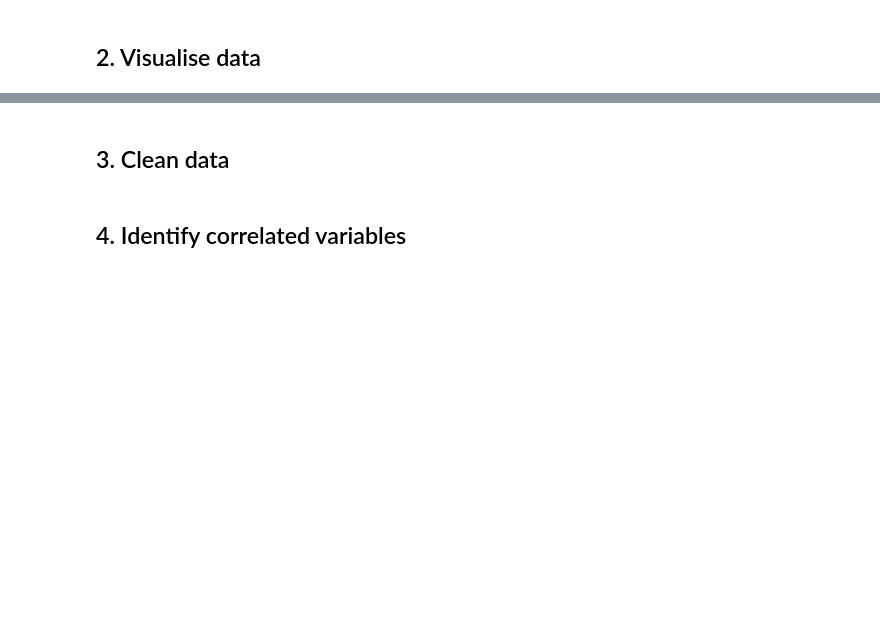
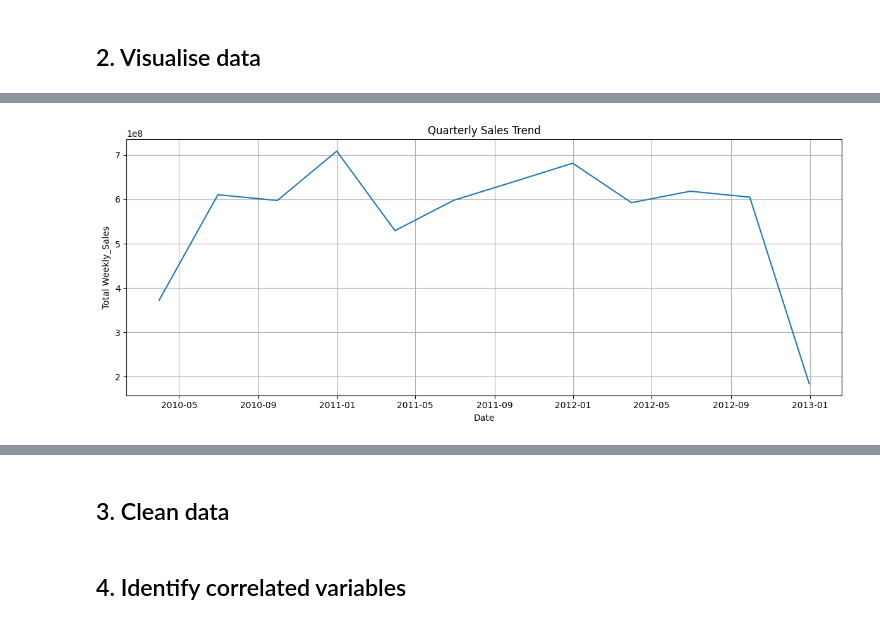
Before and after one commit to wyan170/Phase2_project, a Jupyter notebook: data-science/1. Analysis and Preprocessing/part1-submission.ipynb, the cells around one changed output, grey strips where cells are left out. Saved outputs shown, nothing was run; the diff lists cells and outputs as text; code cells hidden in the pictures; blank space fills up the shorter version.

```diff
--- a/data-science/1. Analysis and Preprocessing/part1-submission.ipynb
+++ b/data-science/1. Analysis and Preprocessing/part1-submission.ipynb
@@ -158,0 +215,4 @@ show_distribution_with_stats(df["Size"])
+# %%
+aggregate_and_plot(df, date_col="Date", value_col="Weekly_Sales", freq="Q", title="Quarterly Sales Trend")
+# %% [output]
+[figure, added]
```
Also changed, not shown: parts of 12 cells of this notebook.
